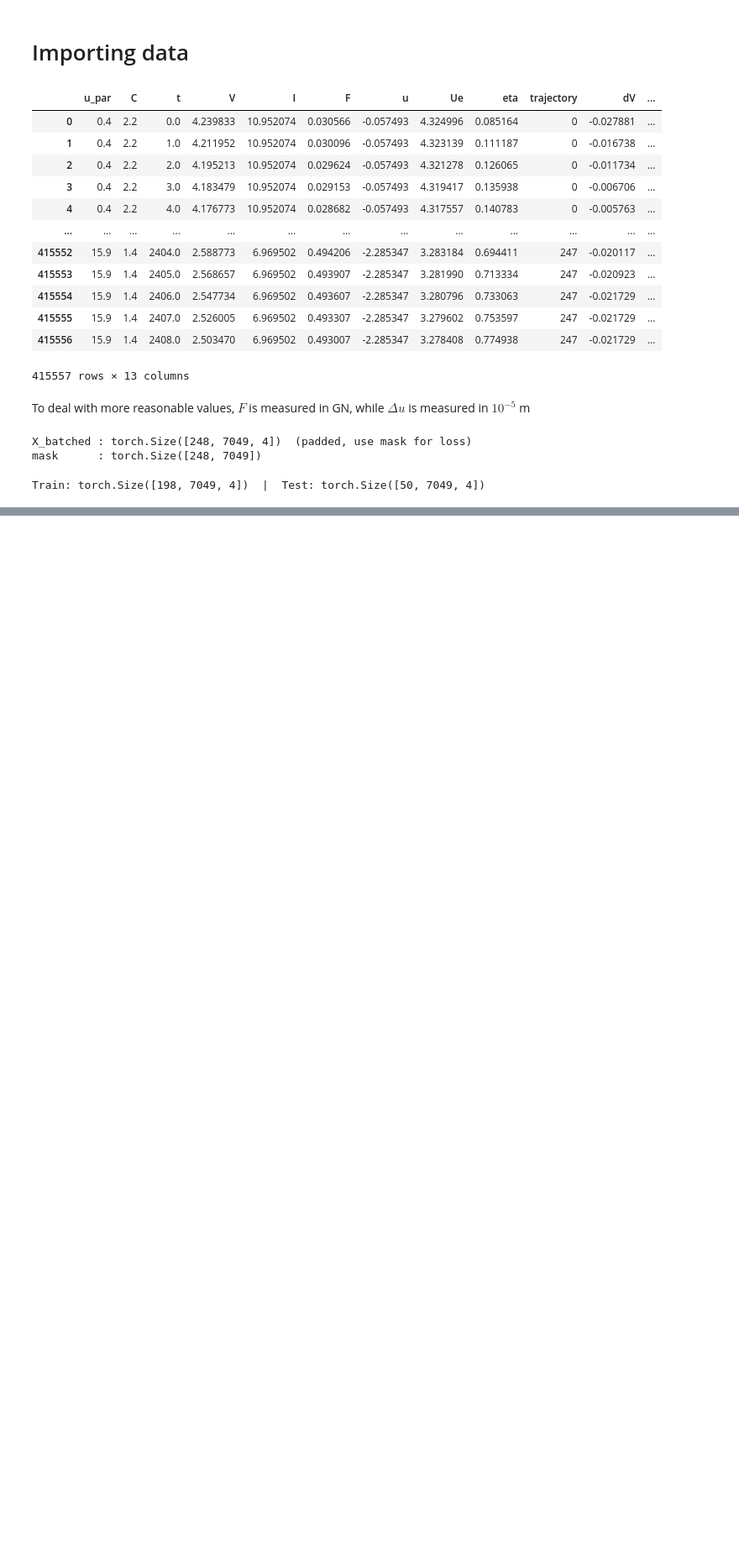
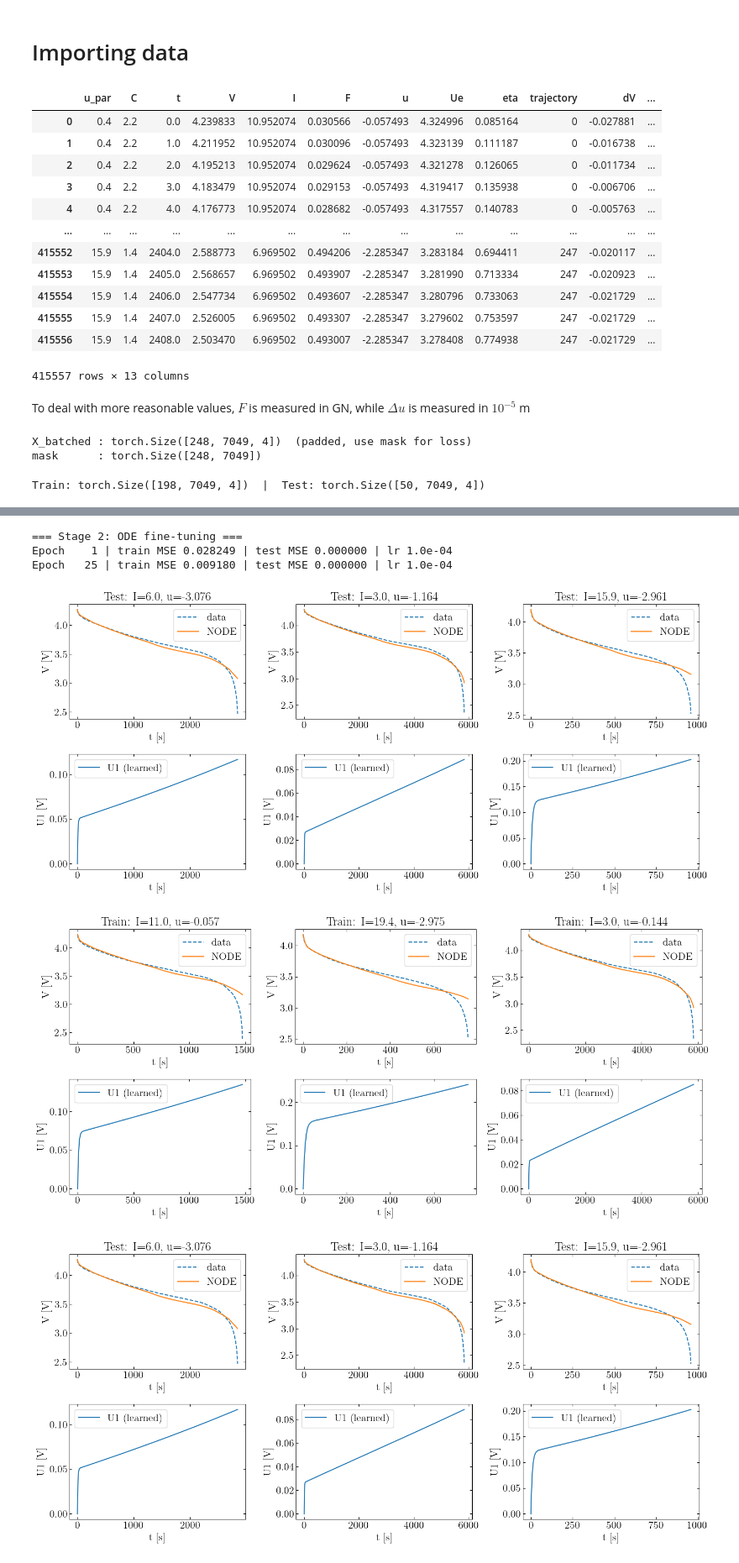
Before and after one commit to j-haralds/MSc_thesis, a Jupyter notebook: program/5_Multi/6_JN_NODE.ipynb, the cells around one changed output, grey strips where cells are left out. Shown at 84% size. Saved outputs shown, nothing was run; the diff lists cells and outputs as text; code cells hidden in the pictures; blank space fills up the shorter version.

```diff
--- a/program/5_Multi/6_JN_NODE.ipynb
+++ b/program/5_Multi/6_JN_NODE.ipynb
@@ -241,0 +895,28 @@ print(V_rc_pred[idx, :t_max])
+# %%
+# 4. Stage 2: ODE fine-tuning (optional but recommended)
+print("\n=== Stage 2: ODE fine-tuning ===")
+trajs = prepare_trajectories(data)
+split = int(len(trajs) * 0.8)
+train_trajs = trajs[:split]
+test_trajs  = trajs[split:]
+
+# Lower learning rate for fine-tuning — we're already close
+ode_history = train(
+    model, train_trajs, test_trajs,
+    n_epochs=25,         # fewer epochs needed after pre-training
+    lr=1e-4,              # smaller lr to not destroy pre-trained weights
+    print_every=10,
+)
+# %% [output]
+=== Stage 2: ODE fine-tuning ===
+Epoch    1 | train MSE 0.028249 | test MSE 0.000000 | lr 1.0e-04
+Epoch   25 | train MSE 0.009180 | test MSE 0.000000 | lr 1.0e-04
+# %%
+# plot_history(ode_history)
+
+plot_predictions(model, train_trajs[:3], title_prefix='Train: ')
+plot_predictions(model, test_trajs[:3],  title_prefix='Test: ')
+# %% [output]
+[figure, added]
+[figure, added]
+[figure, added]
```
Also changed, not shown: parts of 16 cells of this notebook, 3 other files.
